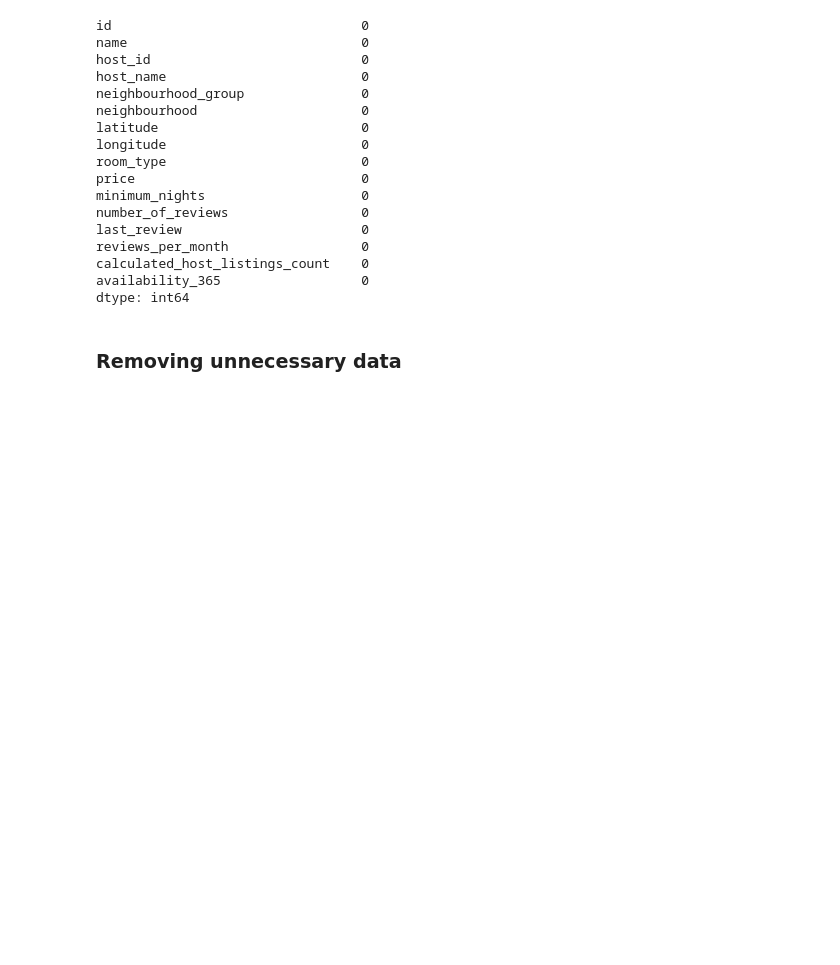
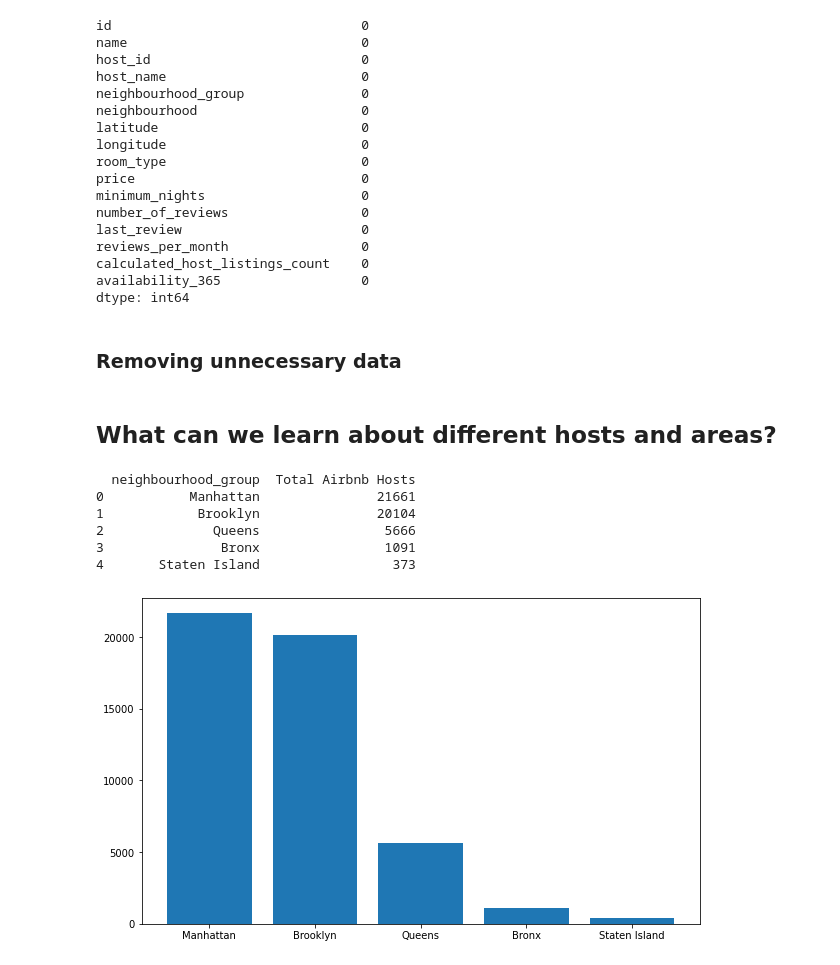
Before and after one commit to mohd-sahil/Airbnb-Bookings-Analysis-EDA, a Jupyter notebook: Airbnb_Bookings_Analysis_Capstone_Project.ipynb, the cells around one changed output. Cells and saved outputs as stored; diff of their text form; code cells hidden in the pictures; blank space fills up the shorter version.

Commit message:
variations among hosts and areas

```diff
--- a/Airbnb_Bookings_Analysis_Capstone_Project.ipynb
+++ b/Airbnb_Bookings_Analysis_Capstone_Project.ipynb
@@ -121,3 +121,25 @@ dtype: int64
 ### Removing unnecessary data
 # %%
 df.drop(['id','reviews_per_month','last_review'], axis=1, inplace=True)
+# %% [markdown]
+##  What can we learn about different hosts and areas?
+# %%
+# nghbrhd_grp counts (it shows which ngh_grp has highest hosts available)
+
+
+df_nghGrp_host = df.groupby(['neighbourhood_group'])['host_id'].count().sort_values(ascending = False).to_frame(name ='Total Airbnb Hosts').reset_index()
+print(df_nghGrp_host,'\n\n\n')
+
+
+# Visualization
+plt.figure(figsize=(10,6))
+plt.bar(df_nghGrp_host['neighbourhood_group'], height = df_nghGrp_host['Total Airbnb Hosts'],width = 0.8)
+plt.show()
+# %% [output]
+  neighbourhood_group  Total Airbnb Hosts
+0           Manhattan               21661
+1            Brooklyn               20104
+2              Queens                5666
+3               Bronx                1091
+4       Staten Island                 373
+[figure, added]
```
Also changed, not shown: parts of 3 cells of this notebook.
